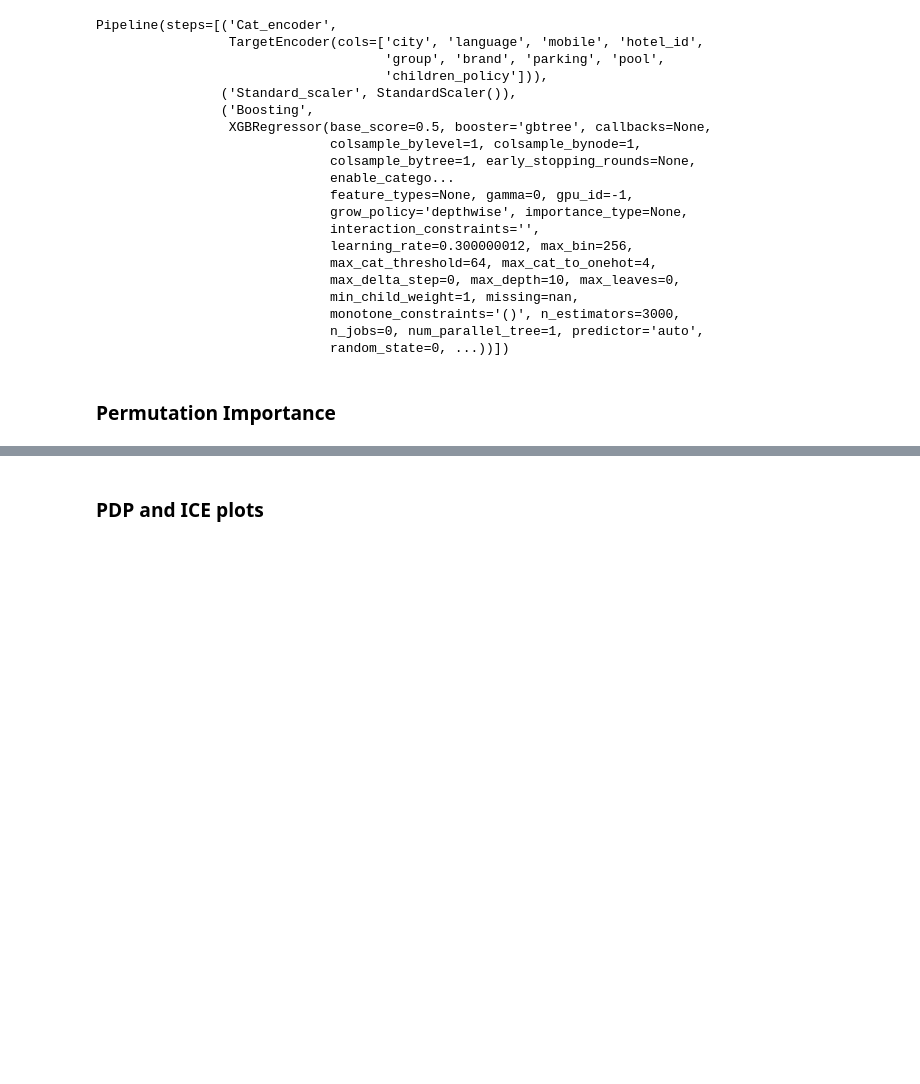
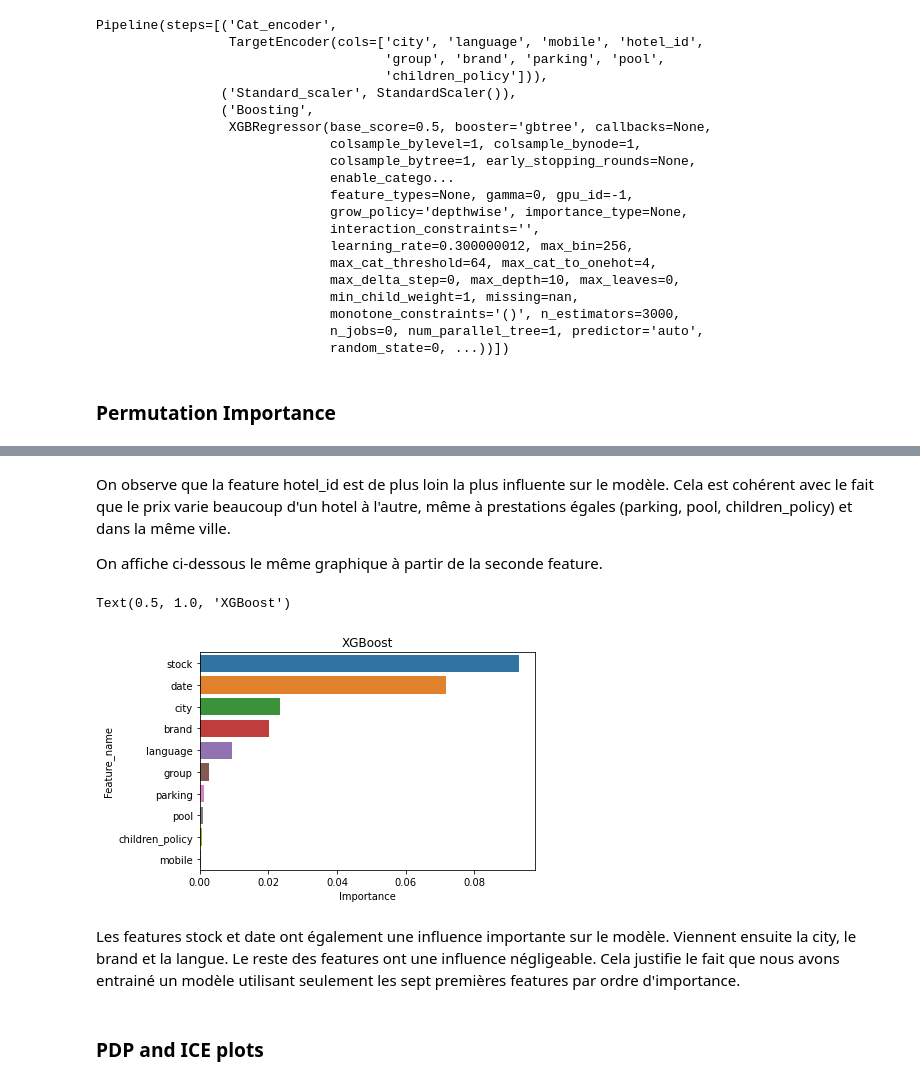
Before and after one commit to TryoenJ/Defi-IA, a Jupyter notebook: GIT-Final/analysis.ipynb, the cells around one changed output, grey strips where cells are left out. Cells and saved outputs as stored; diff of their text form; code cells hidden in the pictures; blank space fills up the shorter version.

```diff
--- a/GIT-Final/analysis.ipynb
+++ b/GIT-Final/analysis.ipynb
@@ -118,7 +161,8 @@ Index(['date', 'stock', 'city', 'language', 'mobile', 'hotel_id', 'group',
        'brand', 'parking', 'pool', 'children_policy'],
       dtype='object')
 # %%
-model = pickle.load(open('./XGB11_Target_model_saved_Final.pkl', 'rb'))
+#model = pickle.load(open('./XGB11_Target_model_saved_Final.pkl', 'rb'))
+model = pickle.load(open('./XGB11CT_model_saved_Final.sav', 'rb'))
 # %%
 model_name = "XGBoost"
 # %%
@@ -162,7 +206,18 @@ Text(0.5, 1.0, 'XGBoost')
+# %% [markdown]
+On observe que la feature hotel_id est de plus loin la plus influente sur le modèle.
+Cela est cohérent avec le fait que le prix varie beaucoup d'un hotel à l'autre, même à prestations égales (parking, pool, children_policy) et dans la même ville.
+
+On affiche ci-dessous le même graphique à partir de la seconde feature.
 # %%
 #sans l'hotel_id
-ax = sns.barplot(x="Importance", y="Feature_name", data=data=features_importance[1:])
+plt.figure()
+ax = sns.barplot(x="Importance", y="Feature_name", data=features_importance[1:])
 plt.title(model_name)
+# %% [output]
+Text(0.5, 1.0, 'XGBoost')
+[figure, added]
+# %% [markdown]
+Les features stock et date ont également une influence importante sur le modèle. Viennent ensuite la city, le brand et la langue. Le reste des features ont une influence négligeable. Cela justifie le fait que nous avons entrainé un modèle utilisant seulement les sept premières features par ordre d'importance.
 # %% [markdown]
 ### PDP and ICE plots
 # %%
```
Also changed, not shown: parts of 28 cells of this notebook, 1 other file.
